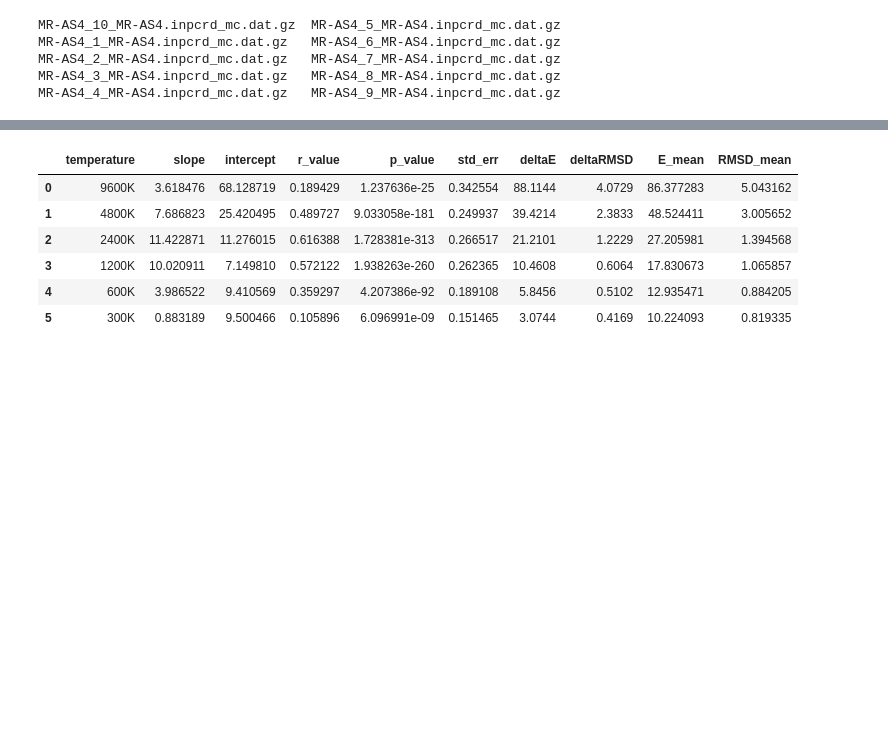
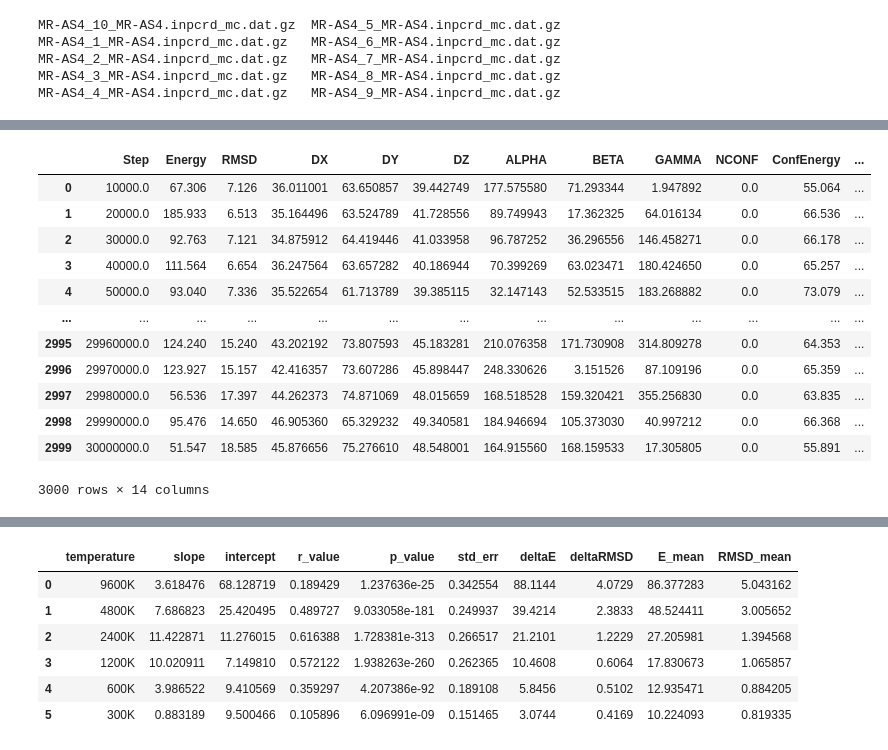
Before and after one commit to saguileran/MD-SCPI, a Jupyter notebook: NoteBooks/Plots_MC.ipynb, the cells around one changed output, grey strips where cells are left out. Cells and saved outputs as stored; diff of their text form; code cells hidden in the pictures; blank space fills up the shorter version.

```diff
--- a/NoteBooks/Plots_MC.ipynb
+++ b/NoteBooks/Plots_MC.ipynb
@@ -170,0 +185,16 @@ fig.savefig("./MC_energies.png", transparent=True, bbox_inches='tight')
+# %%
+data
+# %% [output]
+|  | Step | Energy | RMSD | DX | DY | DZ | ALPHA | BETA | GAMMA | NCONF | ConfEnergy | ... |
+| 0 | 10000.0 | 67.306 | 7.126 | 36.011001 | 63.650857 | 39.442749 | 177.575580 | 71.293344 | 1.947892 | 0.0 | 55.064 | ... |
+| 1 | 20000.0 | 185.933 | 6.513 | 35.164496 | 63.524789 | 41.728556 | 89.749943 | 17.362325 | 64.016134 | 0.0 | 66.536 | ... |
+| 2 | 30000.0 | 92.763 | 7.121 | 34.875912 | 64.419446 | 41.033958 | 96.787252 | 36.296556 | 146.458271 | 0.0 | 66.178 | ... |
+| 3 | 40000.0 | 111.564 | 6.654 | 36.247564 | 63.657282 | 40.186944 | 70.399269 | 63.023471 | 180.424650 | 0.0 | 65.257 | ... |
+| 4 | 50000.0 | 93.040 | 7.336 | 35.522654 | 61.713789 | 39.385115 | 32.147143 | 52.533515 | 183.268882 | 0.0 | 73.079 | ... |
+| ... | ... | ... | ... | ... | ... | ... | ... | ... | ... | ... | ... | ... |
+| 2995 | 29960000.0 | 124.240 | 15.240 | 43.202192 | 73.807593 | 45.183281 | 210.076358 | 171.730908 | 314.809278 | 0.0 | 64.353 | ... |
+| 2996 | 29970000.0 | 123.927 | 15.157 | 42.416357 | 73.607286 | 45.898447 | 248.330626 | 3.151526 | 87.109196 | 0.0 | 65.359 | ... |
+| 2997 | 29980000.0 | 56.536 | 17.397 | 44.262373 | 74.871069 | 48.015659 | 168.518528 | 159.320421 | 355.256830 | 0.0 | 63.835 | ... |
+| 2998 | 29990000.0 | 95.476 | 14.650 | 46.905360 | 65.329232 | 49.340581 | 184.946694 | 105.373030 | 40.997212 | 0.0 | 66.368 | ... |
+| 2999 | 30000000.0 | 51.547 | 18.585 | 45.876656 | 75.276610 | 48.548001 | 164.915560 | 168.159533 | 17.305805 | 0.0 | 55.891 | ... |
+3000 rows × 14 columns
```
Also changed, not shown: parts of 5 cells of this notebook.
